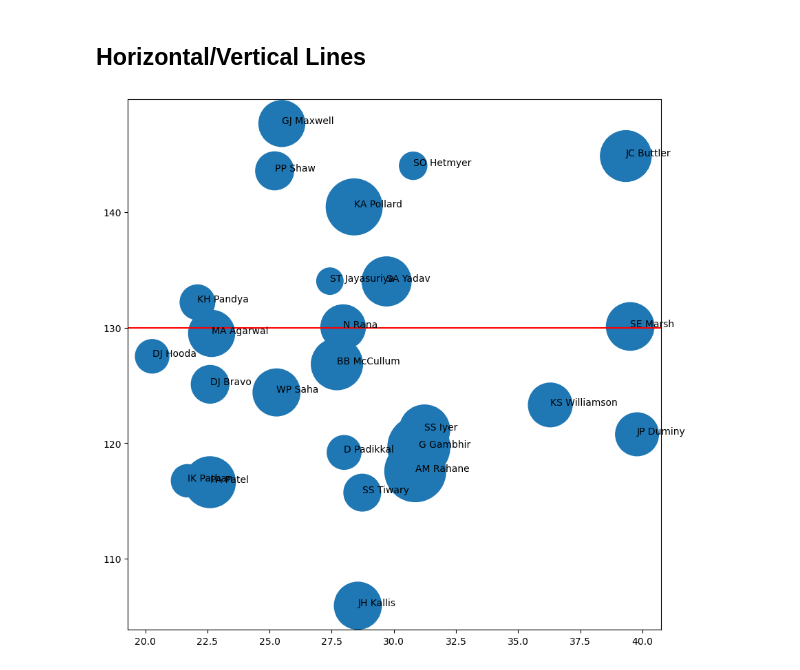
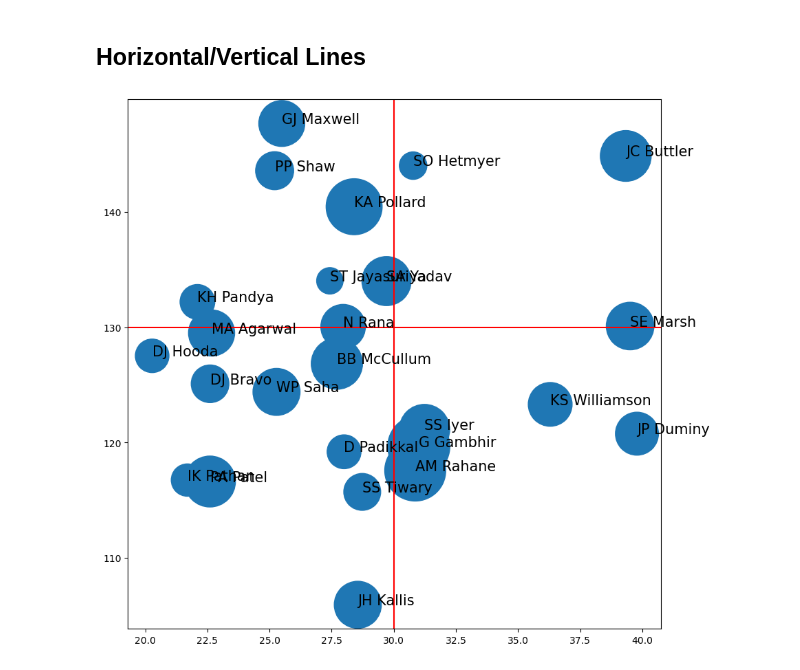
Before and after one commit to shubhammgits/Python-DS-AIML, a Jupyter notebook: MATPLOTLIB/advanced.ipynb, the cells around one changed output. Cells and saved outputs as stored; diff of their text form; code cells hidden in the pictures.

```diff
--- a/MATPLOTLIB/advanced.ipynb
+++ b/MATPLOTLIB/advanced.ipynb
@@ -113,10 +113,11 @@ for i in range(sample.shape[0]):
 # %%
 plt.figure(figsize = (10,10))
 plt.scatter(sample['avg'], sample['strike_rate'], s=sample['runs'])
 
 plt.axhline(130, color='red')
+plt.axvline(30, color='red')
 
 for i in range(sample.shape[0]):
-    plt.text(sample['avg'].values[i], sample['strike_rate'].values[i], sample['batter'].values[i])
+    plt.text(sample['avg'].values[i], sample['strike_rate'].values[i], sample['batter'].values[i], fontdict={'size':15})
 # %% [output]
-[figure, old version]
+[figure, new version]
```
Also changed, not shown: parts of 4 cells of this notebook.
